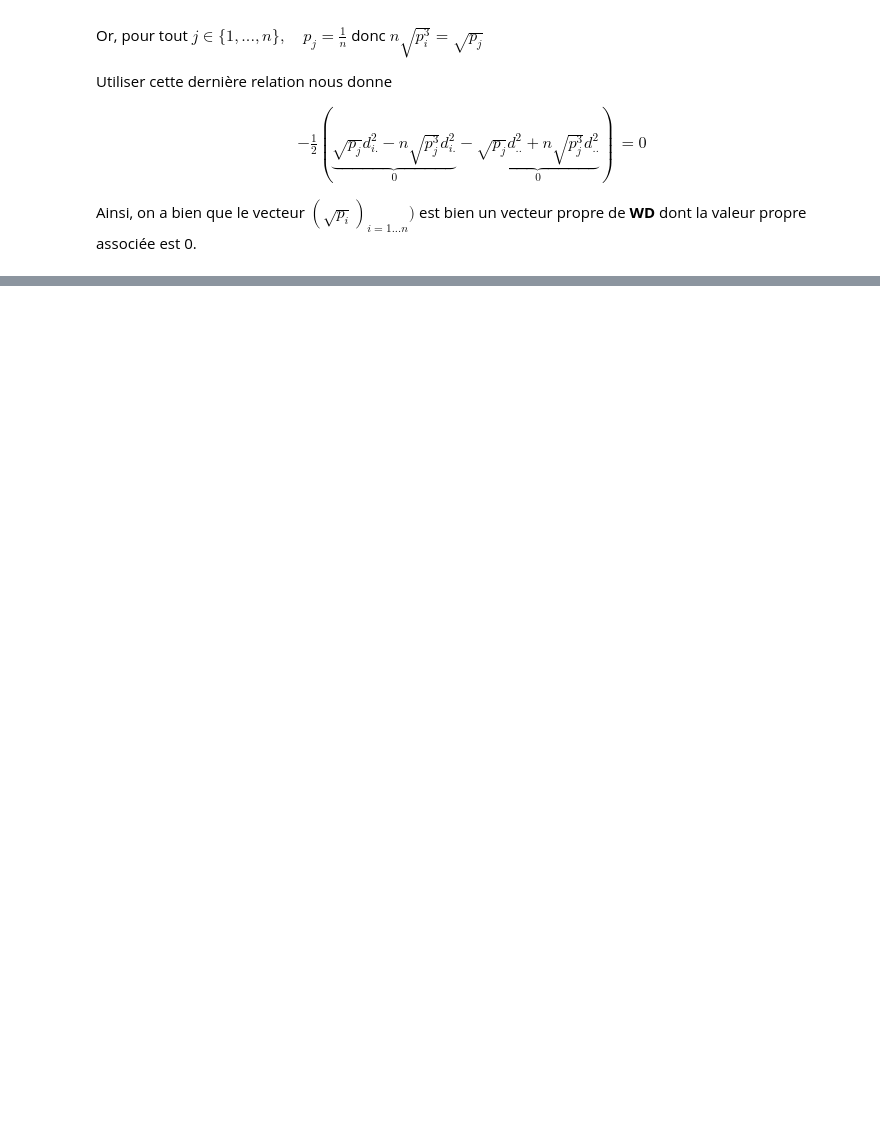
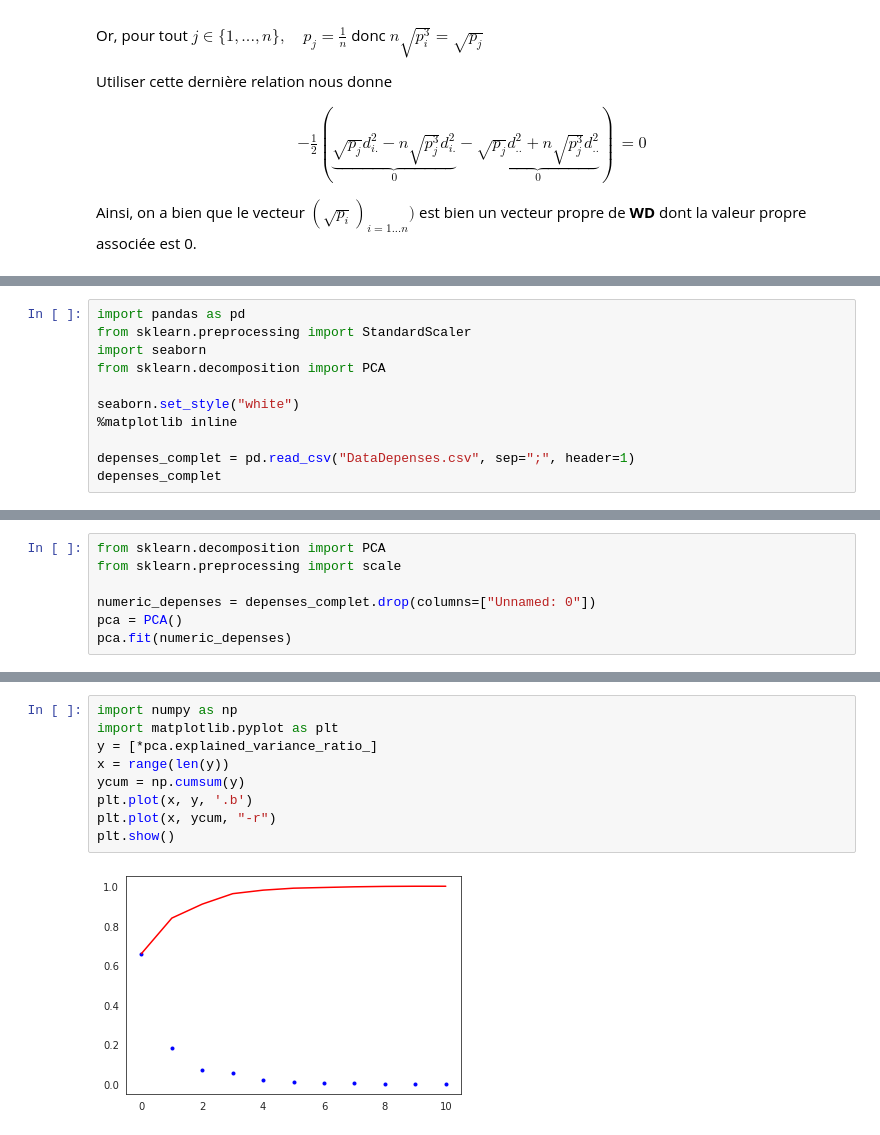
Before and after one commit to 3keneko/devstats, a Jupyter notebook: devoir_ben_lu.ipynb, the cells around one changed output, grey strips where cells are left out. Cells and saved outputs as stored; diff of their text form; blank space fills up the shorter version.

```diff
--- a/devoir_ben_lu.ipynb
+++ b/devoir_ben_lu.ipynb
@@ -105,0 +108,11 @@ Ainsi, on a bien que le vecteur $ (\sqrt{p_i})_{i=1...n}) $ est bien un vecteur
+# %%
+import pandas as pd
+from sklearn.preprocessing import StandardScaler
+import seaborn
+from sklearn.decomposition import PCA
+
+seaborn.set_style("white")
+%matplotlib inline
+
+depenses_complet = pd.read_csv("DataDepenses.csv", sep=";", header=1)
+depenses_complet
@@ -105,0 +137,7 @@ Ainsi, on a bien que le vecteur $ (\sqrt{p_i})_{i=1...n}) $ est bien un vecteur
+# %%
+from sklearn.decomposition import PCA
+from sklearn.preprocessing import scale
+
+numeric_depenses = depenses_complet.drop(columns=["Unnamed: 0"])
+pca = PCA()
+pca.fit(numeric_depenses)
@@ -105,0 +156,11 @@ Ainsi, on a bien que le vecteur $ (\sqrt{p_i})_{i=1...n}) $ est bien un vecteur
+# %%
+import numpy as np
+import matplotlib.pyplot as plt
+y = [*pca.explained_variance_ratio_]
+x = range(len(y))
+ycum = np.cumsum(y)
+plt.plot(x, y, '.b')
+plt.plot(x, ycum, "-r")
+plt.show()
+# %% [output]
+[figure, added]
```
Also changed, not shown: parts of 5 cells of this notebook.
